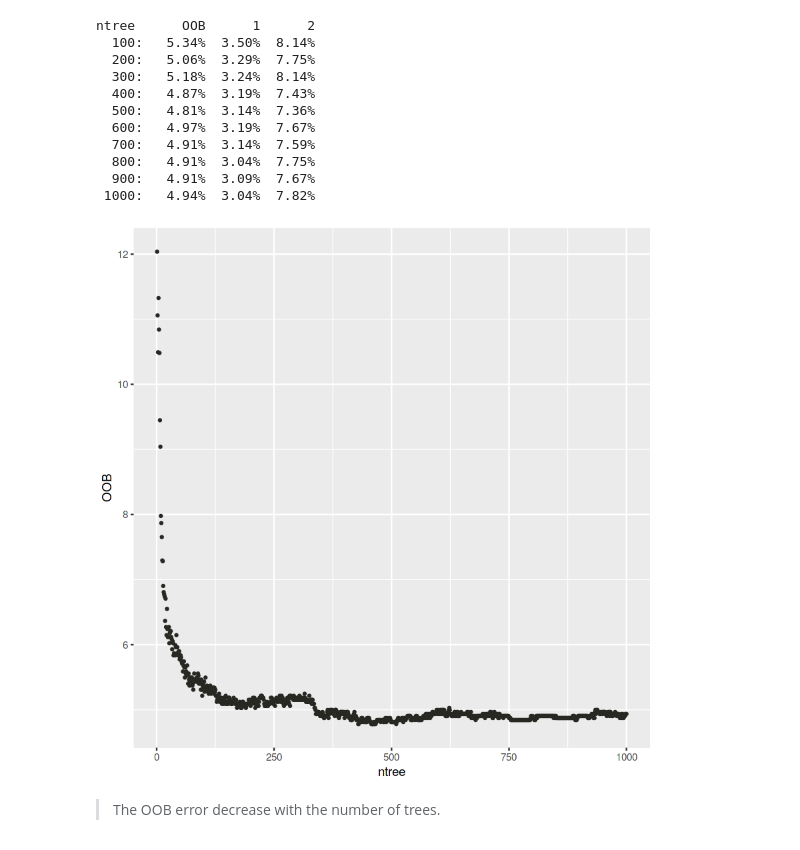
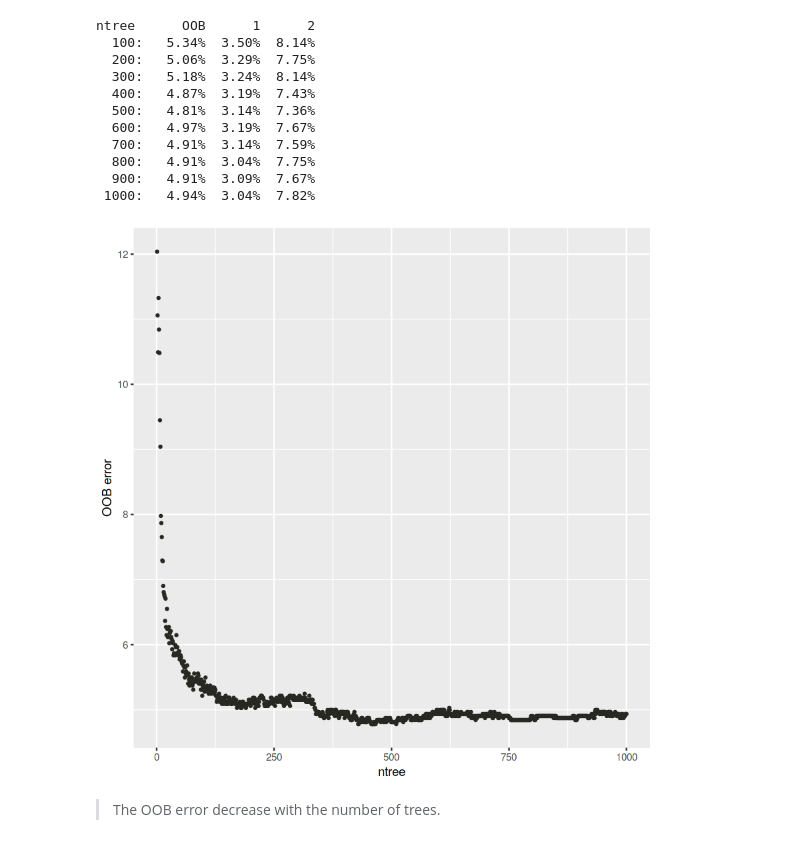
Before and after one commit to guzmanlopez/ACRRF_course, a Jupyter notebook: trabajo-final.ipynb, the cells around one changed output. Saved outputs shown, nothing was run; the diff lists cells and outputs as text; code cells hidden in the pictures.

```diff
--- a/trabajo-final.ipynb
+++ b/trabajo-final.ipynb
@@ -914,14 +907,14 @@ ntree      OOB      1      2
 # %%
 # Create dataframe
 rf.def.trace.oob <- as.data.frame(rf.def.trace$err.rate)
 rf.def.trace.oob$OOB <- rf.def.trace.oob$OOB * 100
 
 # Plot OOB vs ntree
 ggplot(rf.def.trace.oob, aes(x = 1:length(OOB), y = OOB)) +
 geom_point(cex = 0.75, color = darkgray, show.legend = FALSE) +
-labs(x = "ntree", y = "OOB")
+labs(x = "ntree", y = "OOB error")
 # %% [output]
-[figure, old version]
+[figure, new version]
 # %% [markdown]
 > The OOB error decrease with the number of trees.
 # %% [markdown]
```
Also changed, not shown: parts of 14 cells of this notebook.
